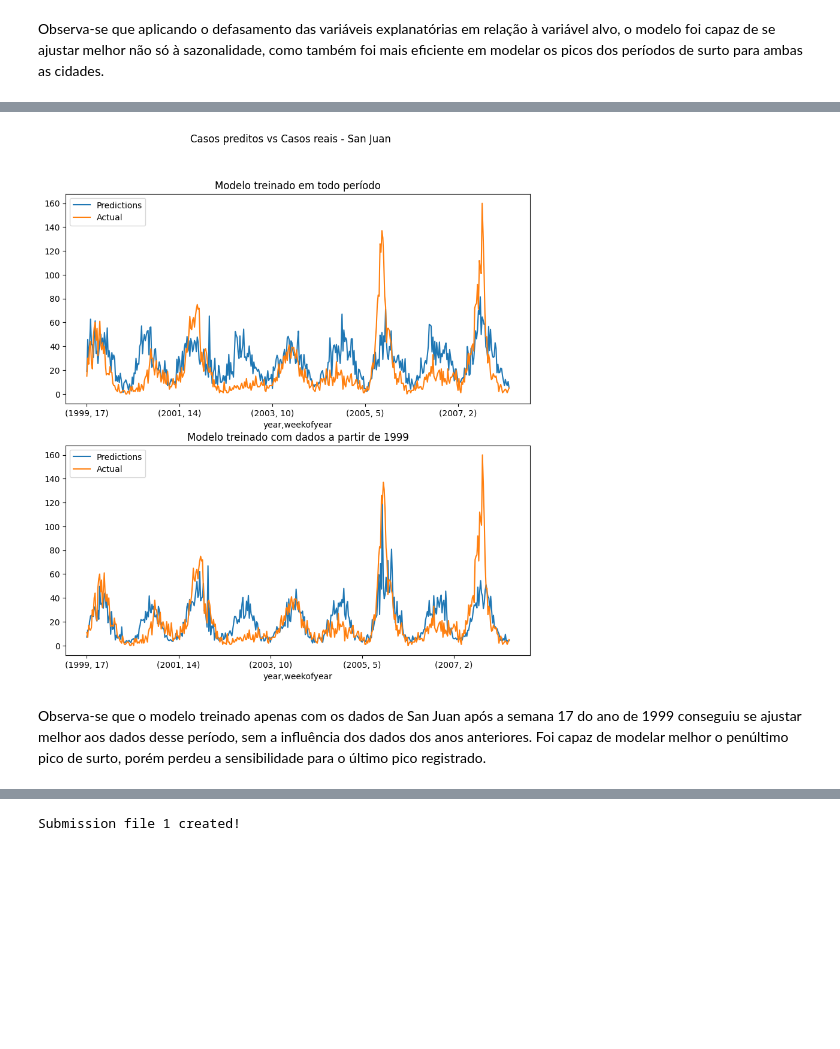
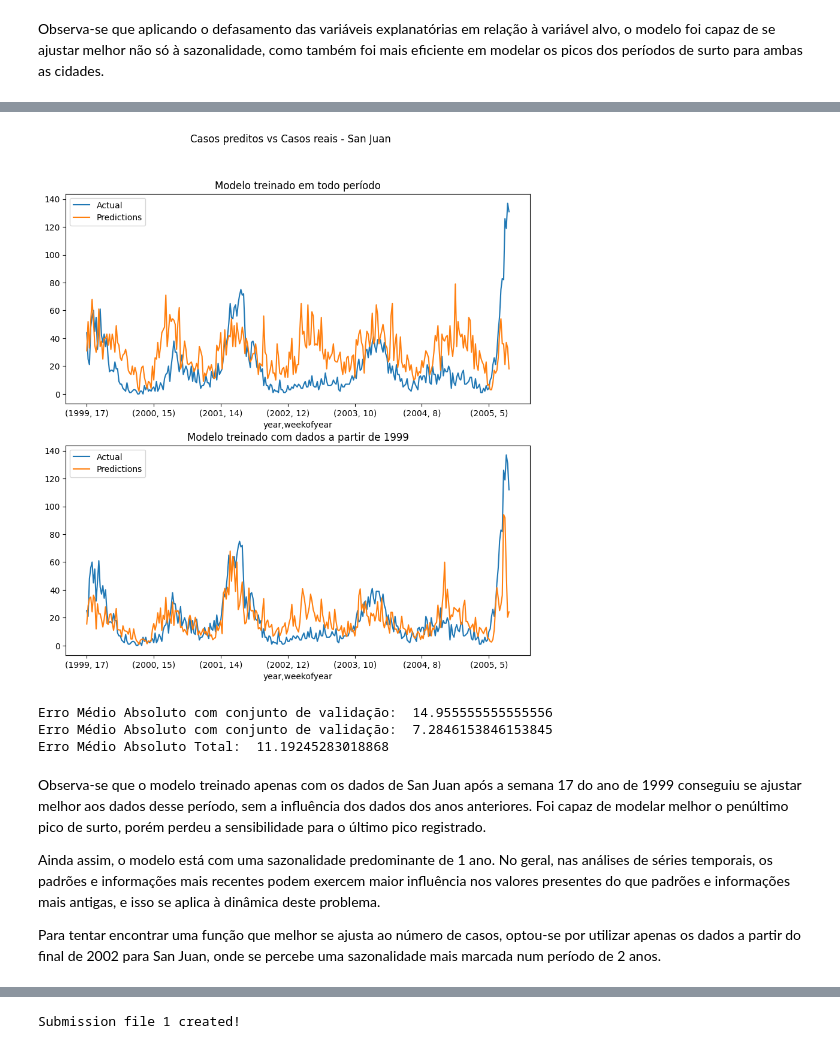
Before and after one commit to dericksaga/ML_Competitions, a Jupyter notebook: DengAI/DengAI_Predicting_v3.ipynb, the cells around one changed output, grey strips where cells are left out. Drawn from its saved outputs; the diff is of its cells as text; code cells hidden in the pictures; blank space fills up the shorter version.

```diff
--- a/DengAI/DengAI_Predicting_v3.ipynb
+++ b/DengAI/DengAI_Predicting_v3.ipynb
@@ -465,21 +468,14 @@ def get_model(train_data, test_data):
     model = smf.glm(formula=model_formula,
                     data=train_data, family=fam)
 
-    results = model.fit()
-    predictions = results.predict(test_data).astype(int)
+    fitted_model = model.fit()
+    predictions = fitted_model.predict(test_data).astype(int)
     score = eval_measures.meanabs(predictions, test_data.total_cases)
-    #print("Score do Modelo: ",score)
-    #realiza a modelagem e a avaliação com o conjunto inteiro de dados de treinamento e teste
-    full_dataset = pd.concat([train_data, test_data])
-    model = smf.glm(formula=model_formula,
-                    data=full_dataset,
-                    family=fam)
-    fitted_model = model.fit()
     return fitted_model
 # %%
 #Separando o conjunto de treinamento do conjunto de validação
 #percentual de dados para validação: 20%
-perc_val = 0.2
+perc_val = PERC_VALID
 def train_test_split_data(data, percent):
     """data = DataFrame que será dividido
     percent = percentual de dados no conjunto de validação"""
@@ -615,13 +644,12 @@ def shift_dataset(data, shift, col='total_cases'):
     shifted_data.dropna(axis=0, inplace=True)
     return shifted_data
 
-def get_best_shifted_model(data, col='total_cases', sentido=-1):
+def get_best_shifted_model(data, col='total_cases', sentido=-1, perc_val=PERC_VALID):
     """data: DataFrame com variáveis explanatórias + variável alvo*
     col=coluna do DataFrame que será deslocada para encontrar o melhor modelo
     sentido= sentido do deslocamento, -1 é pra trás e 1 para frente
     *realizar um join antes de passar os DataFrames para essa função"""
     #o split de dados de treinamento e validação será feito aqui dentro
-    perc_val = 0.2
     grid_shift = range(1,20)
     best_shift = []
     best_score = 1000
@@ -631,8 +659,9 @@ def get_best_shifted_model(data, col='total_cases', sentido=-1):
         shifted_train, shifted_test = train_test_split_data(shifted_data, perc_val)
         #print('Shift = ', shift)
         model = get_model(shifted_train, shifted_test)
-        predictions = model.fittedvalues.values.astype(int)
-        score = eval_measures.meanabs(predictions, shifted_data.total_cases)
+        predictions = np.round(model.predict(shifted_test).astype(int))
+        #predictions = model.fittedvalues.values.astype(int)
+        score = eval_measures.meanabs(predictions, shifted_test.total_cases)
         #print('Score Total: ', score)
         if score < best_score:
             best_shift = shift
@@ -682,6 +707,6 @@ Observa-se que aplicando o defasamento das variáveis explanatórias em relaçã
 sj_data_p2000 = sj_data.iloc[468:]
 
 print('SJ Model')
-(sj_best_modelp2000, sj_shiftp2000) = get_best_shifted_model(sj_data_p2000)
+(sj_best_modelp2000, sj_shift_tp2000) = get_best_shifted_model(sj_data_p2000)
 # %% [output]
 SJ Model
@@ -690,21 +715,37 @@ Best Score =  10.472885032537961
 # %%
-shifted_sj_tp2000 = shift_dataset(sj_data_p2000, sj_shiftp2000)
+shifted_sj_tp2000 = shift_dataset(sj_data_p2000, sj_shift_tp2000)
+shifted_sj_tp = shift_dataset(sj_data_p2000, sj_shift)
+shifted_sj_train_p2000, shifted_sj_test_p2000 = train_test_split_data(shifted_sj_tp2000, PERC_VALID)
+shifted_sj_train2, shifted_sj_test2 = train_test_split_data(shifted_sj_tp, PERC_VALID)
+
 figs, axs = plt.subplots(2,1, figsize=(10,10))
 
-shifted_sj_train['fitted'].iloc[468:].plot(ax=axs[0], label="Predictions")
-shifted_sj_train['total_cases'].iloc[468:].plot(ax=axs[0], label="Actual")
+shifted_sj_train2['total_cases'].plot(ax=axs[0], label="Actual")
+axs[0].plot(list(np.round(sj_best_model.predict(exog=shifted_sj_train_p2000)).astype(int)), label="Predictions")
 axs[0].legend()
 axs[0].set_title('Modelo treinado em todo período')
 
-shifted_sj_tp2000['fitted'] = sj_best_modelp2000.fittedvalues
-shifted_sj_tp2000['fitted'].plot(ax=axs[1], label="Predictions")
-shifted_sj_tp2000['total_cases'].plot(ax=axs[1], label="Actual")
+shifted_sj_train_p2000['total_cases'].plot(ax=axs[1], label="Actual")
+axs[1].plot(list(sj_best_modelp2000.fittedvalues), label="Predictions")
 axs[1].legend()
 axs[1].set_title('Modelo treinado com dados a partir de 1999')
 
 plt.suptitle("Casos preditos vs Casos reais - San Juan")
 plt.show()
 # %% [output]
-[figure, old version]
+[figure, new version]
+# %%
+sj_valid_data = shifted_sj_test_p2000
+iq_valid_data = shifted_iq_test
+
+print_MAE(sj_valid_data, iq_valid_data, sj_best_modelp2000, iq_best_model)
+# %% [output]
+Erro Médio Absoluto com conjunto de validação:  14.955555555555556
+Erro Médio Absoluto com conjunto de validação:  7.2846153846153845
+Erro Médio Absoluto Total:  11.19245283018868
 # %% [markdown]
 Observa-se que o modelo treinado apenas com os dados de San Juan após a semana 17 do ano de 1999 conseguiu se ajustar melhor aos dados desse período, sem a influência dos dados dos anos anteriores. Foi capaz de modelar melhor o penúltimo pico de surto, porém perdeu a sensibilidade para o último pico registrado.
+
+Ainda assim, o modelo está com uma sazonalidade predominante de 1 ano. No geral, nas análises de séries temporais, os padrões e informações mais recentes podem exercem maior influência nos valores presentes do que padrões e informações mais antigas, e isso se aplica à dinâmica deste problema.
+
+Para tentar encontrar uma função que melhor se ajusta ao número de casos, optou-se por utilizar apenas os dados a partir do final de 2002 para San Juan, onde se percebe uma sazonalidade mais marcada num período de 2 anos.
```
Also changed, not shown: parts of 28 cells of this notebook.
